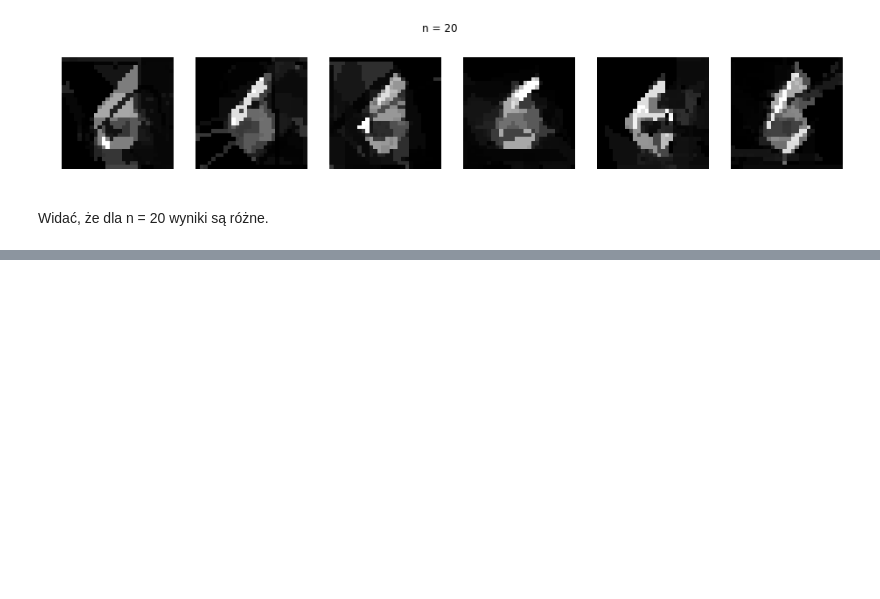
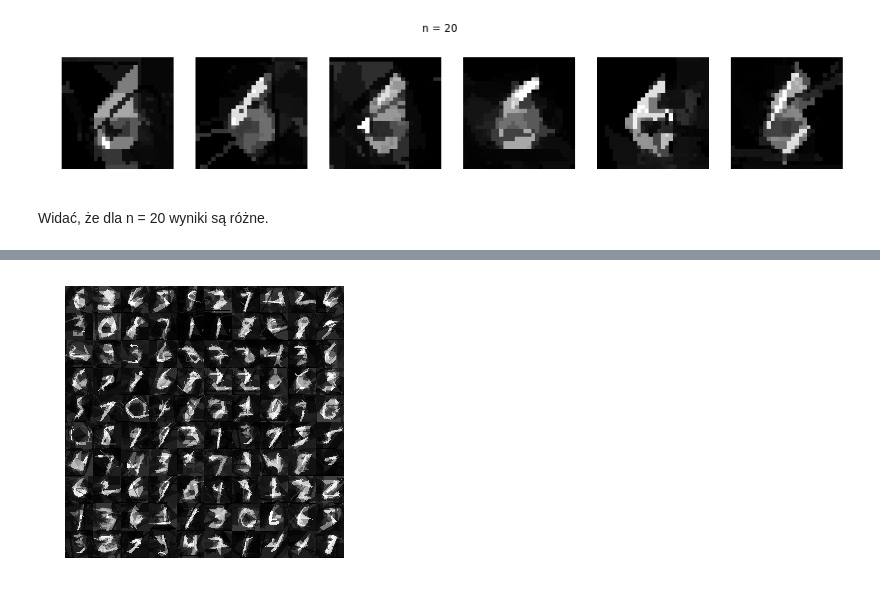
Before and after one commit to trejsu/shaper, a Jupyter notebook: experiments/notebook/augmentation.ipynb, the cells around one changed output, grey strips where cells are left out. Saved outputs shown, nothing was run; the diff lists cells and outputs as text; code cells hidden in the pictures; blank space fills up the shorter version.

```diff
--- a/experiments/notebook/augmentation.ipynb
+++ b/experiments/notebook/augmentation.ipynb
@@ -67,0 +127,4 @@ Widać, że dla n = 20 wyniki są różne.
+# %%
+plot_dataset(100, augmented=True)
+# %% [output]
+[figure, added]
```
Also changed, not shown: parts of 30 cells of this notebook.
